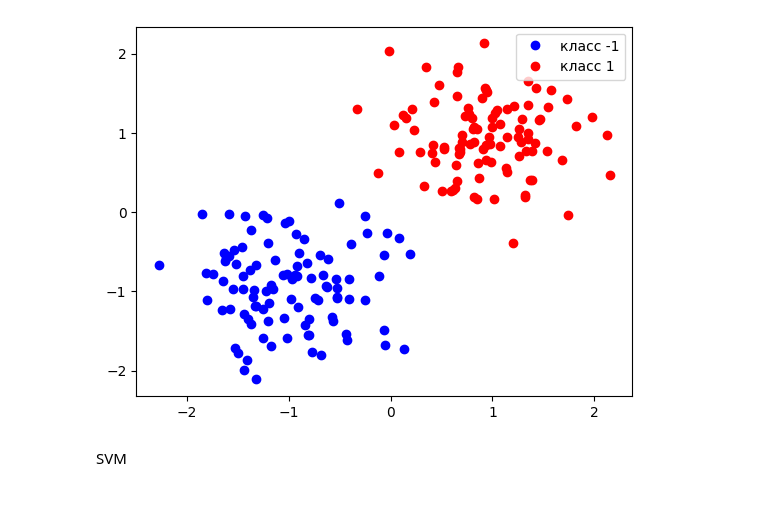
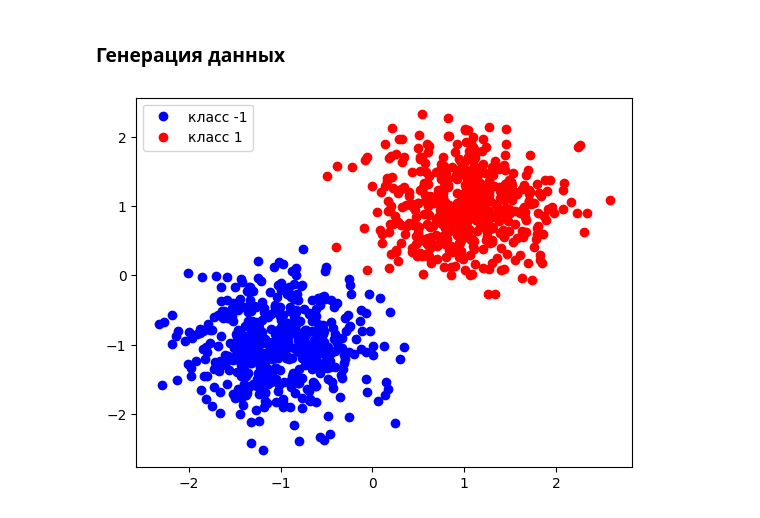
Before and after one commit to haminhtien99/ML-2023-summer, a Jupyter notebook: no1.ipynb, the cells around one changed output. Cells and saved outputs as stored; diff of their text form; code cells hidden in the pictures.

```diff
--- a/no1.ipynb
+++ b/no1.ipynb
@@ -6,6 +16,8 @@ import matplotlib.pyplot as plt
+# %% [markdown]
+### Генерация данных
 # %%
 np.random.seed(0)
-l = 100
+l = 500
 n = 2
 X1 = np.array([[-1,-1]]) + 0.5*np.random.randn(l, n)
 X2 = np.array([[1,1]]) + 0.5*np.random.randn(l, n)
@@ -15,15 +27,13 @@ y = np.hstack([[-1]*l, [1]*l])
 # %%
 cols = ['blue', 'red']
 
 # построение точек
 for k in np.unique(y):
     if k == -1: col = cols[0]
-    elif k ==1 : col = cols[1]
+    else: col = cols[1]
     plt.plot(X[y==k,0], X[y==k,1], 'o', label='класс {}'.format(k), color=col)
 
 plt.legend(loc='best')
 plt.show()
 # %% [output]
-[figure, old version]
+[figure, new version]
-# %% [markdown]
-SVM
```
Also changed, not shown: parts of 18 cells of this notebook.
